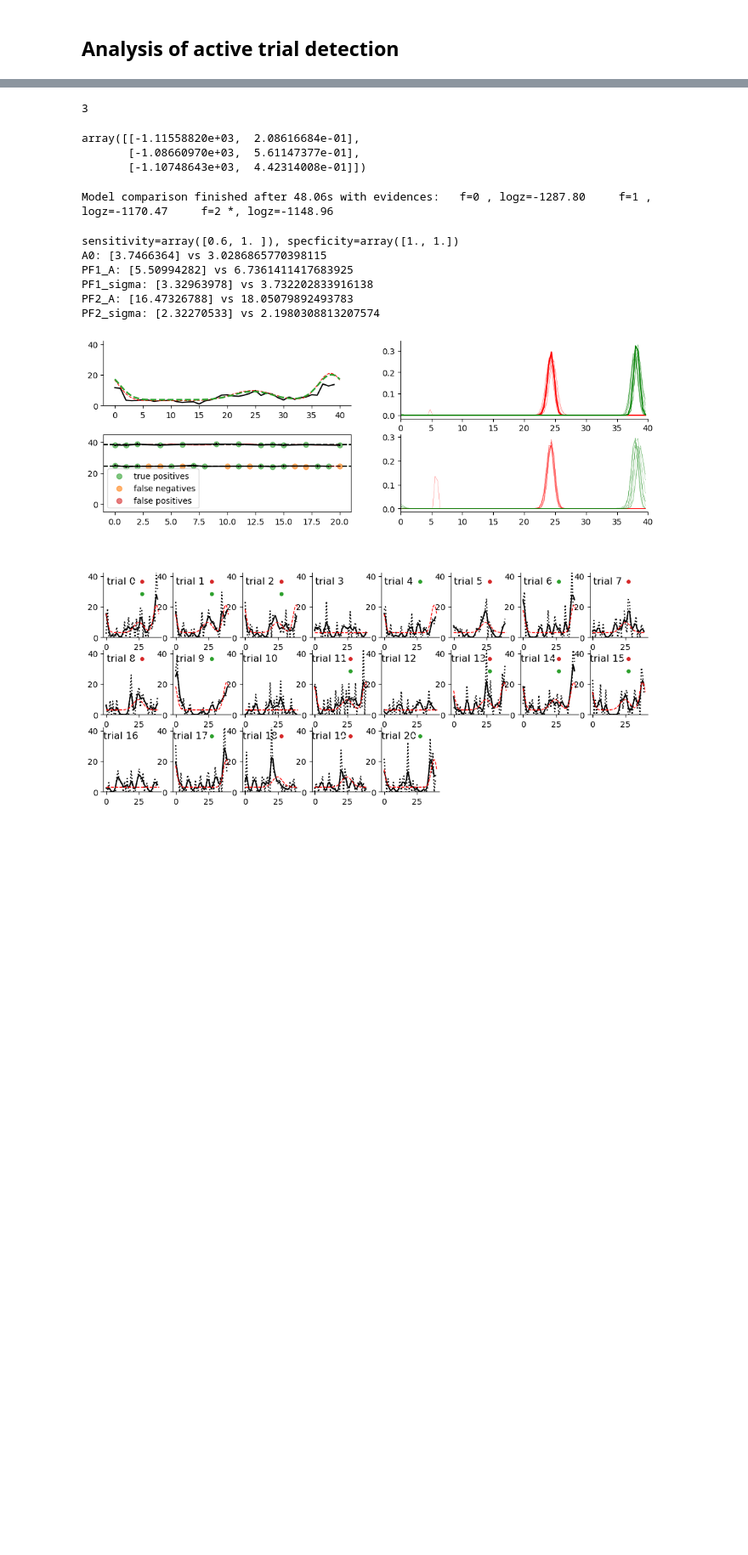
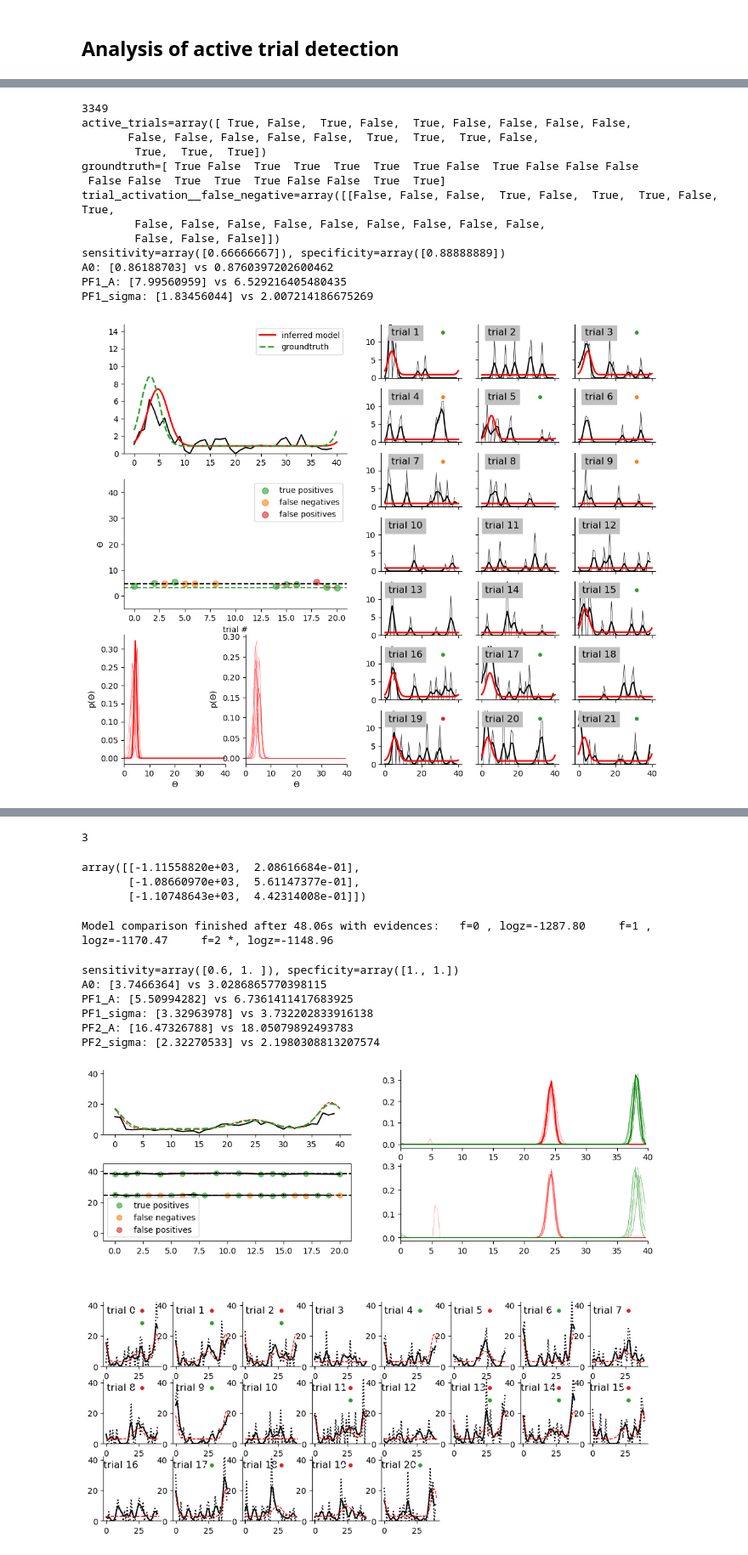
Before and after one commit to woxxel/placefield_detection, a Jupyter notebook: test_place_field_detection.ipynb, the cells around one changed output, grey strips where cells are left out. Shown at 85% size. Saved outputs shown, nothing was run; the diff lists cells and outputs as text; code cells hidden in the pictures; blank space fills up the shorter version.

```diff
--- a/test_place_field_detection.ipynb
+++ b/test_place_field_detection.ipynb
@@ -429,9 +848,13 @@ plt.show(block=False)
 # ax = fig.add_subplot(221)
 # ax.hist(np.abs(parameters['truth']['nonmatched']['theta'][:,0],parameters['inferred']['A0']),bins=np.linspace(0,5,101),density=True,alpha=0.6)
 
-n_modes_match = parameters['inferred']['n_fields'] == parameters['truth']['n_fields']
+n_modes_match = parameters["inferred"]["n_fields"] == parameters["truth"]["n_fields"]
 
-fields_match = parameters['truth']['matched']['n_fields'] == parameters['truth']['n_fields']
+fields_match = (
+    parameters["truth"]["matched"]["n_fields"] == parameters["truth"]["n_fields"]
+)
 
-print(f'same number of modes: {n_modes_match.sum()}, all modes correct: {fields_match.sum()}')
+print(
+    f"same number of modes: {n_modes_match.sum()}, all modes correct: {fields_match.sum()}"
+)
 # %% [output]
@@ -789,0 +1590,34 @@ plt.tight_layout()
+# %%
+from placefield_dynamics.placefield_detection.analyze_results import display_results
+
+idxes = (
+    fields_match
+    & (parameters["truth"]["n_fields"] == 1)
+    & (sensitivity[:, 0] < 1.0)
+    & (specificity[:, 0] < 1.0)
+)
+idx = np.random.choice(np.where(idxes)[0], 1)[0]
+idx = 3349
+print(idx)
+
+display_results(
+    results,
+    idx,
+    tuning_curve_parameter[idx],
+    field_activation[idx],
+)
+# %% [output]
+3349
+active_trials=array([ True, False,  True, False,  True, False, False, False, False,
+       False, False, False, False, False,  True,  True,  True, False,
+        True,  True,  True])
+groundtruth=[ True False  True  True  True  True  True False  True False False False
+ False False  True  True  True False False  True  True]
+trial_activation__false_negative=array([[False, False, False,  True, False,  True,  True, False,  True,
+        False, False, False, False, False, False, False, False, False,
+        False, False, False]])
+sensitivity=array([0.66666667]), specificity=array([0.88888889])
+A0: [0.86188703] vs 0.8760397202600462
+PF1_A: [7.99560959] vs 6.529216405480435
+PF1_sigma: [1.83456044] vs 2.007214186675269
+[figure, added]
```
Also changed, not shown: parts of 59 cells of this notebook, 3 other files.
